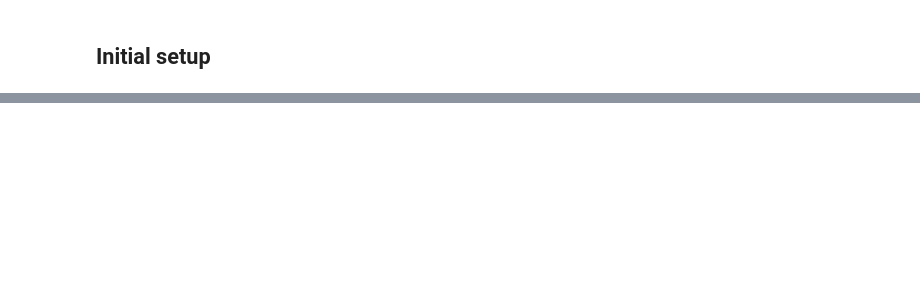
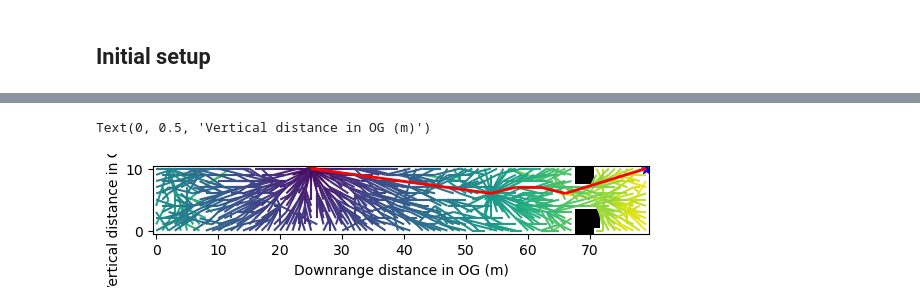
Before and after one commit to matthew0517/Flappy-Junco, a Jupyter notebook: MPCDemo.ipynb, the cells around one changed output, grey strips where cells are left out. Saved outputs shown, nothing was run; the diff lists cells and outputs as text; code cells hidden in the pictures; blank space fills up the shorter version.

```diff
--- a/MPCDemo.ipynb
+++ b/MPCDemo.ipynb
@@ -69,0 +125,29 @@ plottingFunctions.state_plots_command(traj,thrustCommand,xCommand, yCommand, eli
+# %%
+midpoint = drone.ogOrigin[1]
+offset = 10
+lookAhead = 54
+orignX = drone.ogOrigin[0]
+xstart = np.array([offset, orignX])
+xgoal = np.array([offset, orignX+lookAhead])
+n = 3000
+r_rewire = 5
+rrts = RRTStar(grid[midpoint-offset:midpoint+1, 0:80], n, r_rewire, pbar = False)
+T, gv = rrts.plan(xstart, xgoal)
+path = rrts.route2gv(T, gv)
+path_pts = rrts.vertices_as_ndarray(T, path)
+tEnd = 450
+
+fig = plt.figure()
+ax = fig.add_subplot()
+
+#these functions alter ax in-place.
+plot_og(ax, grid[midpoint-offset:midpoint+1, 0:80].T)
+plot_start_goal(ax, np.flip(xstart, 0), np.flip(xgoal, 0))
+plot_rrt_lines_flipped(ax, T)
+plot_path(ax, np.flip(path_pts,2))
+Ttemp = copy.deepcopy(T)
+ax.set_xlabel("Downrange distance in OG (m)")
+ax.set_ylabel("Vertical distance in OG (m)")
+# %% [output]
+Text(0, 0.5, 'Vertical distance in OG (m)')
+[figure, added]
```
Also changed, not shown: parts of 10 cells of this notebook, 2 other files.
